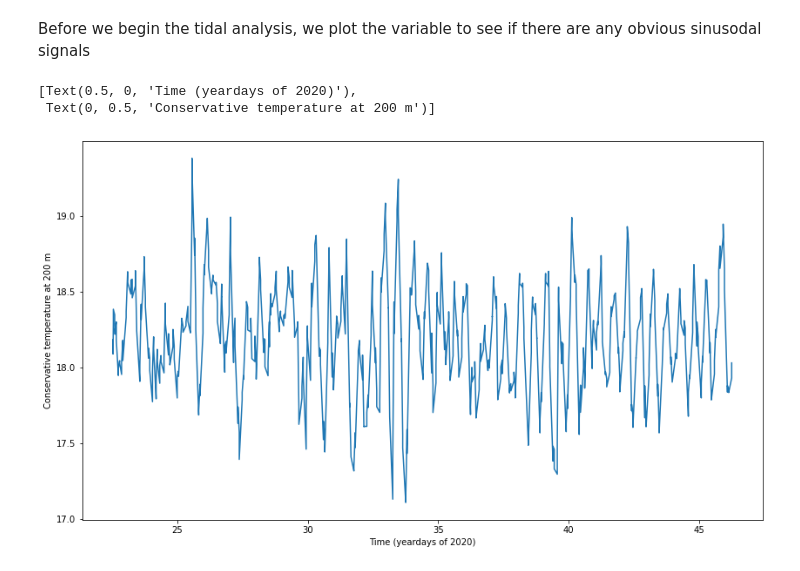
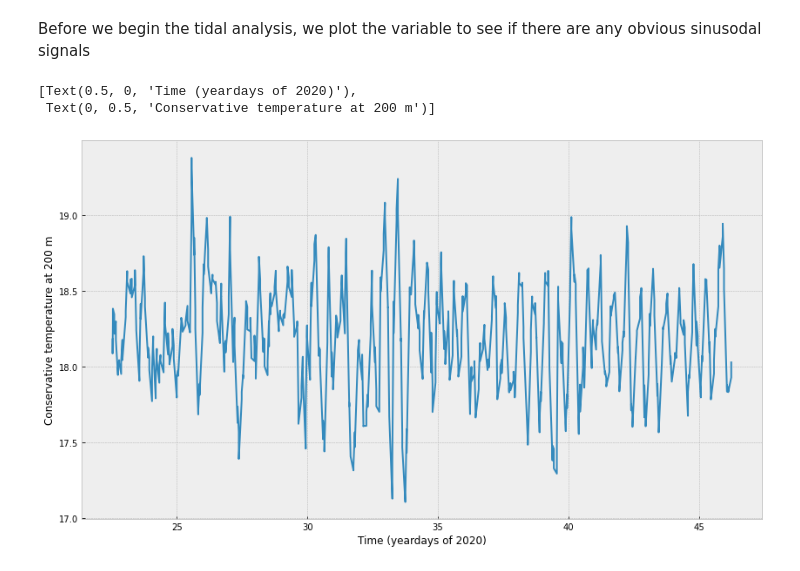
Before and after one commit to callumrollo/quick_tidal_analysis, a Jupyter notebook: Explore.ipynb, the cells around one changed output. Saved outputs shown, nothing was run; the diff lists cells and outputs as text; code cells hidden in the pictures.

```diff
--- a/Explore.ipynb
+++ b/Explore.ipynb
@@ -10,0 +10,3 @@ from scipy.optimize import leastsq
+# %%
+import matplotlib as mpl
+mpl.style.use('bmh')
@@ -11,3 +107,4 @@ from scipy.optimize import leastsq
 # %%
-df = pd.read_csv("sample_data/omura_temp_200m.csv")
-df
+df_omura = pd.read_csv("sample_data/omura_temp_200m.csv")
+x = df_omura.temp_200m.values
+t = df_omura.time_yday.values
@@ -29,9 +117,9 @@ df
 Before we begin the tidal analysis, we plot the variable to see if there are any obvious sinusodal signals
 # %%
 fig, ax = plt.subplots(figsize=(14,8))
-ax.plot(df.time_yday, df.temp_200m)
+ax.plot(t, x)
 ax.set(xlabel='Time (yeardays of 2020)', ylabel='Conservative temperature at 200 m')
 # %% [output]
 [Text(0.5, 0, 'Time (yeardays of 2020)'),
  Text(0, 0.5, 'Conservative temperature at 200 m')]
-[figure, old version]
+[figure, new version]
```
Also changed, not shown: parts of 45 cells of this notebook, 4 other files.
